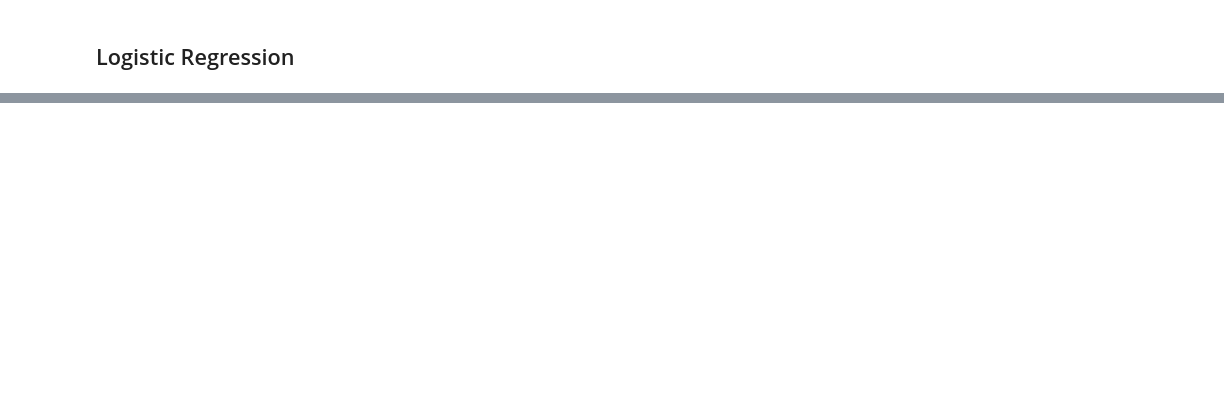
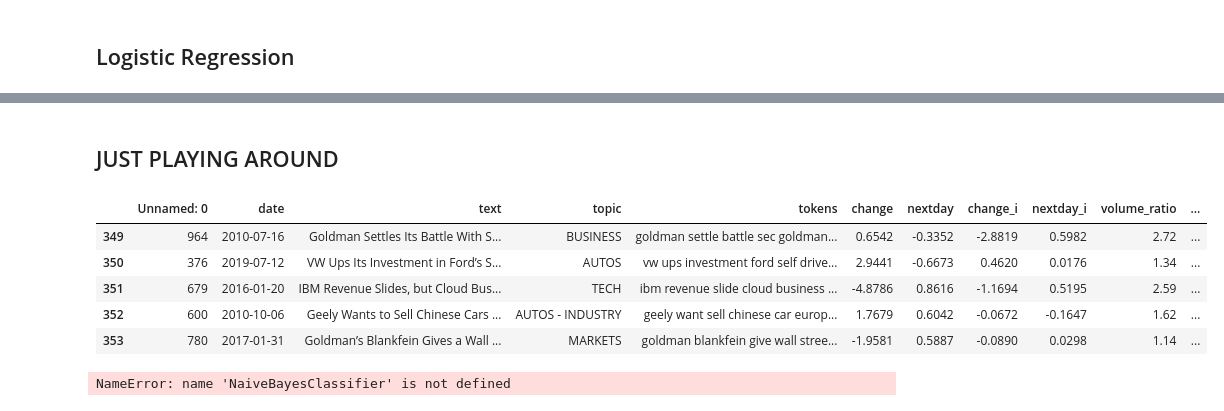
Before and after one commit to apy444/nlp_sentiment_business_articles, a Jupyter notebook: Technical_notebook.ipynb, the cells around one changed output, grey strips where cells are left out. Drawn from its saved outputs; the diff is of its cells as text; code cells hidden in the pictures; blank space fills up the shorter version.

```diff
--- a/Technical_notebook.ipynb
+++ b/Technical_notebook.ipynb
@@ -229,0 +362,29 @@ feat_imp_forest.head(20)
+# %%
+from sklearn import svm
+
+params = {'kernel': ['linear', 'poly', 'rbf'],
+          'C': [0.1, 1, 10, 1000], #high C allows narrow mistakes
+          'degree': [2, 3]}
+
+params = {'kernel': ['linear'], 'C': [10]}
+
+svm_grid = GridSearchCV(estimator=svm.SVC(random_state=111, probability=True),
+                        param_grid=params,
+                        scoring='accuracy',
+                        return_train_score=True,
+                        cv=5, verbose=2, n_jobs=-1)
+
+#fit the model
+svm_grid.fit(train_data_features, y_train)
+
+#accuracy scores
+svm_train = svm_grid.best_estimator_.score(train_data_features, y_train)
+svm_test = svm_grid.best_estimator_.score(test_data_features, y_test)
+
+#collecting results
+model_score['Support Vector Machine'] = {'train': svm_train, 'test': svm_test}
+
+#printing out the result
+print(f'Best parameters: {svm_grid.best_params_}')
+print(f'Train accuracy score: {svm_train:.3f}')
+print(f'Test accuracy score: {svm_test:.3f}')
@@ -229,0 +424,3 @@ feat_imp_forest.head(20)
+# %%
+svm_proba_train = svm_grid.best_estimator_.predict_proba(train_data_features)
+svm_proba_test = svm_grid.best_estimator_.predict_proba(test_data_features)
@@ -229,0 +733,17 @@ feat_imp_forest.head(20)
+# %% [markdown]
+## JUST PLAYING AROUND
+# %%
+train_mod = train
+test_mod = test
+# %%
+train_mod['proba'] = svm_proba_train[:, 1]
+test_mod['proba'] = svm_proba_test[:,1]
+# %%
+test_mod.tail()
+# %% [output]
+|  | Unnamed: 0 | date | text | topic | tokens | change | nextday | change_i | nextday_i | volume_ratio | ... |
+| 349 | 964 | 2010-07-16 | Goldman Settles Its Battle With S... | BUSINESS | goldman settle battle sec goldman... | 0.6542 | -0.3352 | -2.8819 | 0.5982 | 2.72 | ... |
+| 350 | 376 | 2019-07-12 | VW Ups Its Investment in Ford’s S... | AUTOS | vw ups investment ford self drive... | 2.9441 | -0.6673 | 0.4620 | 0.0176 | 1.34 | ... |
+| 351 | 679 | 2016-01-20 | IBM Revenue Slides, but Cloud Bus... | TECH | ibm revenue slide cloud business ... | -4.8786 | 0.8616 | -1.1694 | 0.5195 | 2.59 | ... |
+| 352 | 600 | 2010-10-06 | Geely Wants to Sell Chinese Cars ... | AUTOS - INDUSTRY | geely want sell chinese car europ... | 1.7679 | 0.6042 | -0.0672 | -0.1647 | 1.62 | ... |
+| 353 | 780 | 2017-01-31 | Goldman’s Blankfein Gives a Wall ... | MARKETS | goldman blankfein give wall stree... | -1.9581 | 0.5887 | -0.0890 | 0.0298 | 1.14 | ... |
@@ -229,0 +752,6 @@ feat_imp_forest.head(20)
+# %%
+senti = SentimentAnalyzer()
+senti.train(NaiveBayesClassifier.train, train_features)
+senti(test_features)
+# %% [output]
+NameError: name 'NaiveBayesClassifier' is not defined
```
Also changed, not shown: parts of 84 cells of this notebook.
